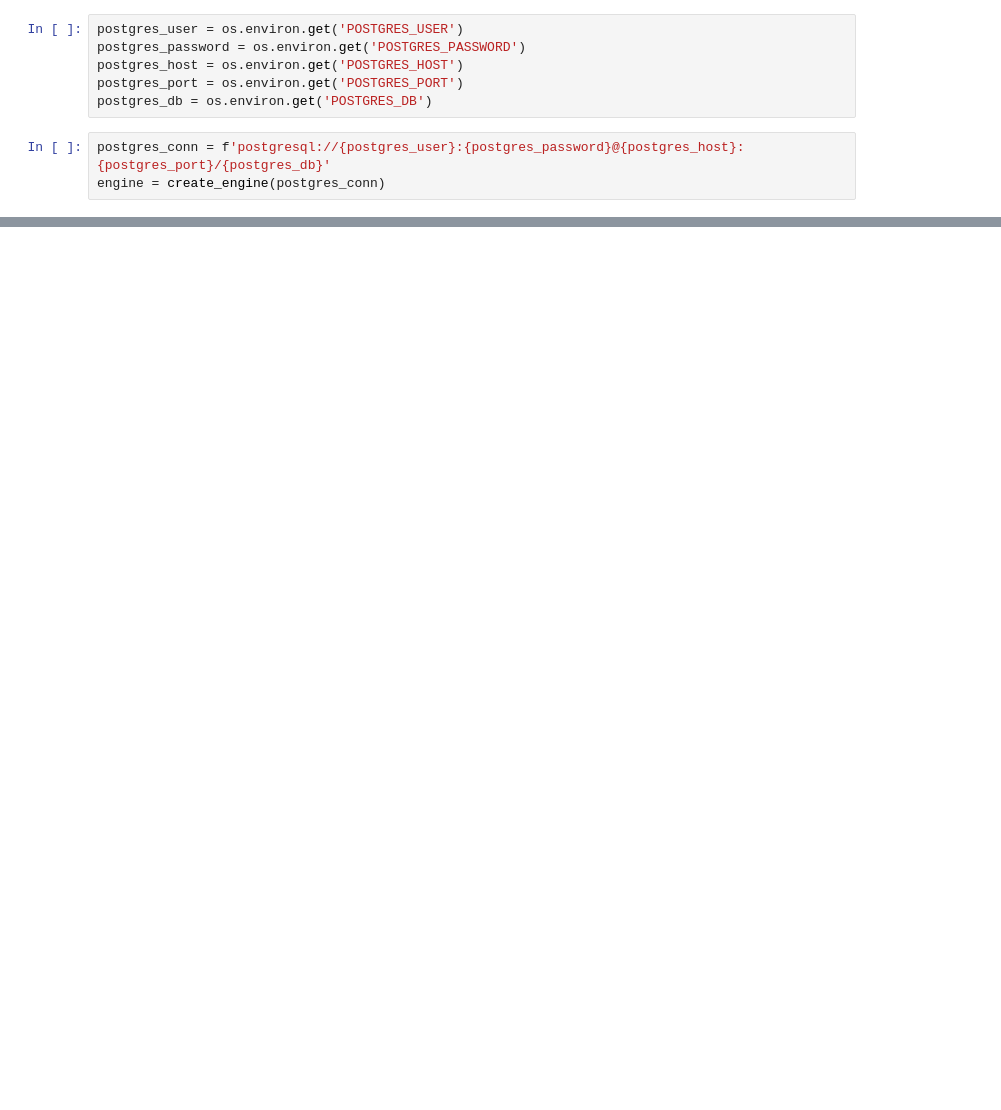
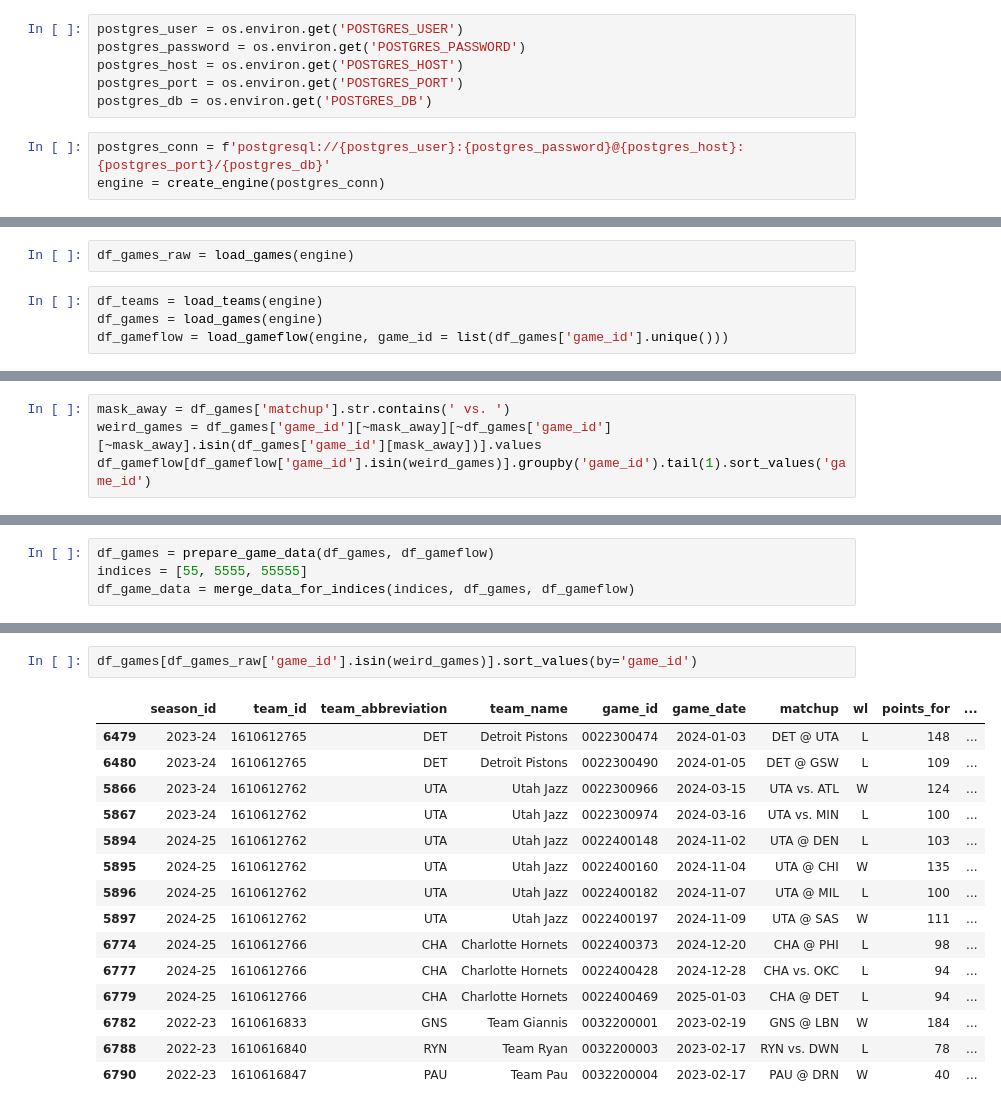
Before and after one commit to tbukic/NBA-Ingame-Win-Probability, a Jupyter notebook: notebooks/02-data_exploration.ipynb, the cells around one changed output, grey strips where cells are left out. Drawn from its saved outputs; the diff is of its cells as text; blank space fills up the shorter version.

Commit message:
Data cleaning pipeline ready for training.

```diff
--- a/notebooks/02-data_exploration.ipynb
+++ b/notebooks/02-data_exploration.ipynb
@@ -89,0 +20,6 @@ pg_restore: processing data for table "public.teams"
+# %%
+df_games_raw = load_games(engine)
+# %%
+df_teams = load_teams(engine)
+df_games = load_games(engine)
+df_gameflow = load_gameflow(engine, game_id = list(df_games['game_id'].unique()))
@@ -89,0 +34,4 @@ pg_restore: processing data for table "public.teams"
+# %%
+mask_away = df_games['matchup'].str.contains(' vs. ')
+weird_games = df_games['game_id'][~mask_away][~df_games['game_id'][~mask_away].isin(df_games['game_id'][mask_away])].values
+df_gameflow[df_gameflow['game_id'].isin(weird_games)].groupby('game_id').tail(1).sort_values('game_id')
@@ -89,0 +89,4 @@ pg_restore: processing data for table "public.teams"
+# %%
+df_games = prepare_game_data(df_games, df_gameflow)
+indices = [55, 5555, 55555]
+df_game_data = merge_data_for_indices(indices, df_games, df_gameflow)
@@ -89,0 +110,18 @@ pg_restore: processing data for table "public.teams"
+# %%
+df_games[df_games_raw['game_id'].isin(weird_games)].sort_values(by='game_id')
+# %% [output]
+|  | season_id | team_id | team_abbreviation | team_name | game_id | game_date | matchup | wl | points_for | ... |
+| 6479 | 2023-24 | 1610612765 | DET | Detroit Pistons | 0022300474 | 2024-01-03 | DET @ UTA | L | 148 | ... |
+| 6480 | 2023-24 | 1610612765 | DET | Detroit Pistons | 0022300490 | 2024-01-05 | DET @ GSW | L | 109 | ... |
+| 5866 | 2023-24 | 1610612762 | UTA | Utah Jazz | 0022300966 | 2024-03-15 | UTA vs. ATL | W | 124 | ... |
+| 5867 | 2023-24 | 1610612762 | UTA | Utah Jazz | 0022300974 | 2024-03-16 | UTA vs. MIN | L | 100 | ... |
+| 5894 | 2024-25 | 1610612762 | UTA | Utah Jazz | 0022400148 | 2024-11-02 | UTA @ DEN | L | 103 | ... |
+| 5895 | 2024-25 | 1610612762 | UTA | Utah Jazz | 0022400160 | 2024-11-04 | UTA @ CHI | W | 135 | ... |
+| 5896 | 2024-25 | 1610612762 | UTA | Utah Jazz | 0022400182 | 2024-11-07 | UTA @ MIL | L | 100 | ... |
+| 5897 | 2024-25 | 1610612762 | UTA | Utah Jazz | 0022400197 | 2024-11-09 | UTA @ SAS | W | 111 | ... |
+| 6774 | 2024-25 | 1610612766 | CHA | Charlotte Hornets | 0022400373 | 2024-12-20 | CHA @ PHI | L | 98 | ... |
+| 6777 | 2024-25 | 1610612766 | CHA | Charlotte Hornets | 0022400428 | 2024-12-28 | CHA vs. OKC | L | 94 | ... |
+| 6779 | 2024-25 | 1610612766 | CHA | Charlotte Hornets | 0022400469 | 2025-01-03 | CHA @ DET | L | 94 | ... |
+| 6782 | 2022-23 | 1610616833 | GNS | Team Giannis | 0032200001 | 2023-02-19 | GNS @ LBN | W | 184 | ... |
+| 6788 | 2022-23 | 1610616840 | RYN | Team Ryan | 0032200003 | 2023-02-17 | RYN vs. DWN | L | 78 | ... |
+| 6790 | 2022-23 | 1610616847 | PAU | Team Pau | 0032200004 | 2023-02-17 | PAU @ DRN | W | 40 | ... |
```
Also changed, not shown: parts of 17 cells of this notebook, 4 other files.
